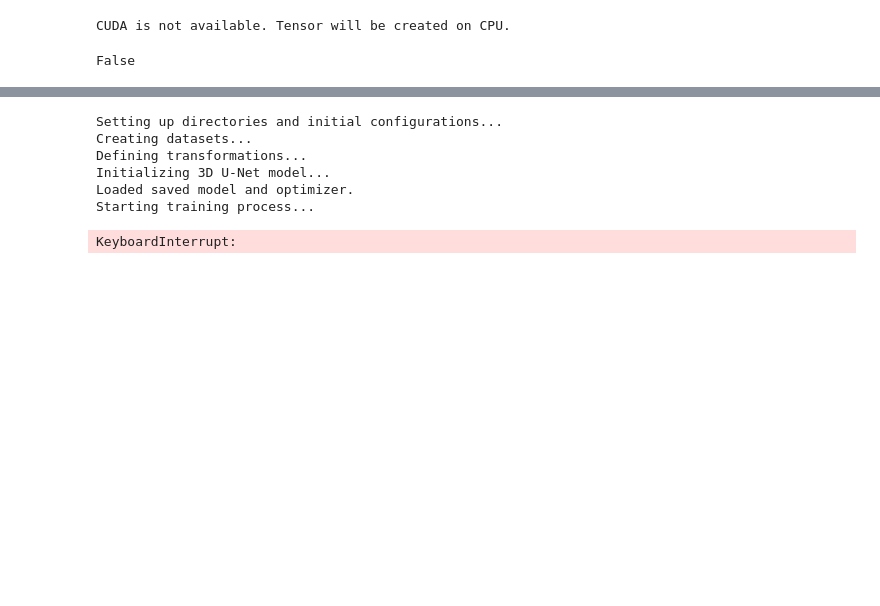
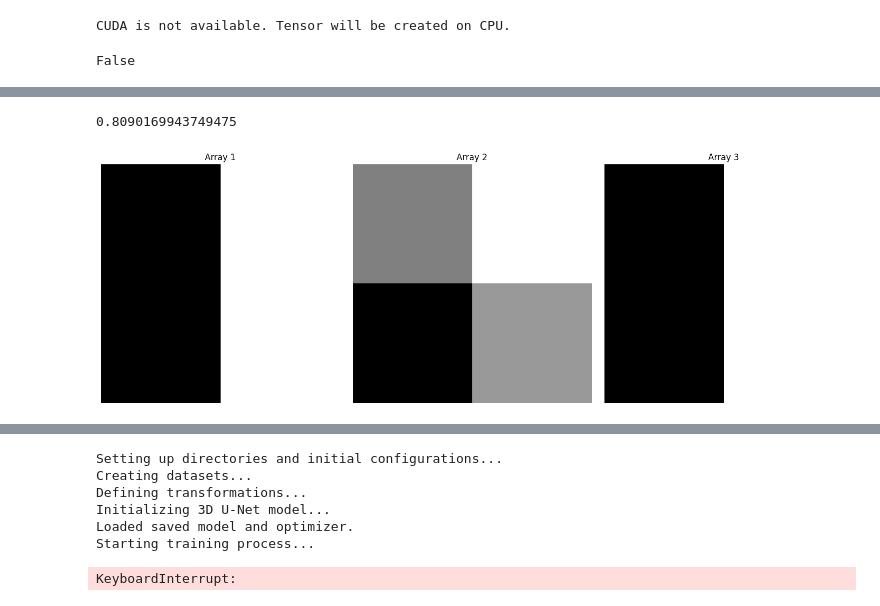
Before and after one commit to seyhosseini/RA4-Project, a Jupyter notebook: Nate/MONAI_DL/U-net-for-segmentation.ipynb, the cells around one changed output, grey strips where cells are left out. Drawn from its saved outputs; the diff is of its cells as text; code cells hidden in the pictures; blank space fills up the shorter version.

```diff
--- a/Nate/MONAI_DL/U-net-for-segmentation.ipynb
+++ b/Nate/MONAI_DL/U-net-for-segmentation.ipynb
@@ -62,3 +62,14 @@ class EarlyStopping:
 # Learning rate shceduling (LATER): cosine annealing
 # Num epochs to be changed for argon
 #Delete Image folder and visualization
+# %%
+import numpy as np
+import nrrd
+
+
+path = "z:/W-People/Nate/Deep_Learning_Data/Train/Case_68_Label.nrrd"
+
+data, header = nrrd.read(path)
+array = np.array(data)
+
+np.unique(array)
@@ -64,0 +802,6 @@ class EarlyStopping:
+# %%
+import numpy as np
+
+np.cos(np.pi/5)
+# %% [output]
+0.8090169943749475
@@ -65 +815,32 @@ class EarlyStopping:
+# %%
+import numpy as np
+import matplotlib.pyplot as plt
+
+# Given arrays
+arrays = [
+    np.array([[0, 0.6], [0.5, 1]]),
+    np.array([[0.55, 0.6], [0.5, 0.56]]),
+    np.array([[0.5, 0.6], [0.5, 1]])
+]
+
+# Normalization parameters
+cmin = 0.5
+cmax = 0.6
+
+# Normalize the arrays
+normalized_arrays = [(array - cmin) / (cmax - cmin) for array in arrays]
+# Clipping values outside [0, 1]
+normalized_arrays = [np.clip(array, 0, 1) for array in normalized_arrays]
+
+# Plot the normalized arrays as images
+fig, axs = plt.subplots(1, 3, figsize=(15, 5))
+for i, array in enumerate(normalized_arrays):
+    axs[i].imshow(array, cmap='gray', vmin=0, vmax=1)
+    axs[i].set_title(f"Array {i+1}")
+    axs[i].axis('off')
+
+plt.tight_layout()
+plt.show()
+# %% [output]
+[figure, added]
 # %%
```
Also changed, not shown: parts of 9 cells of this notebook, 1 other file.
